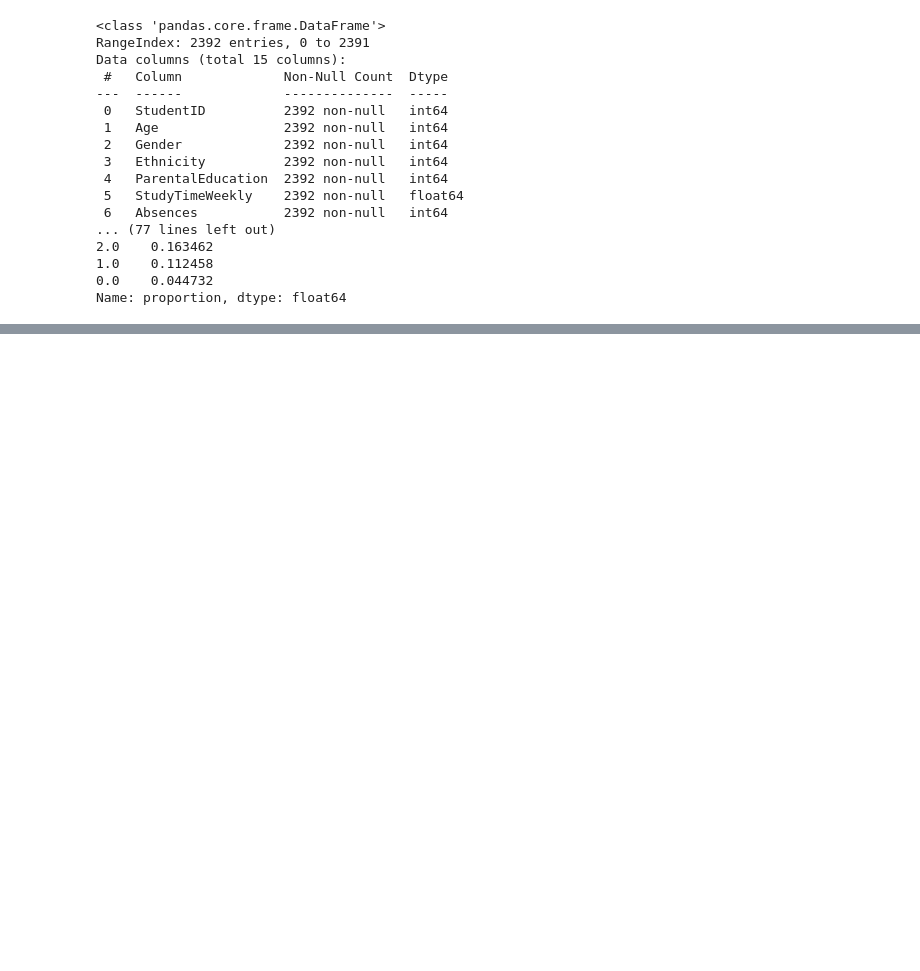
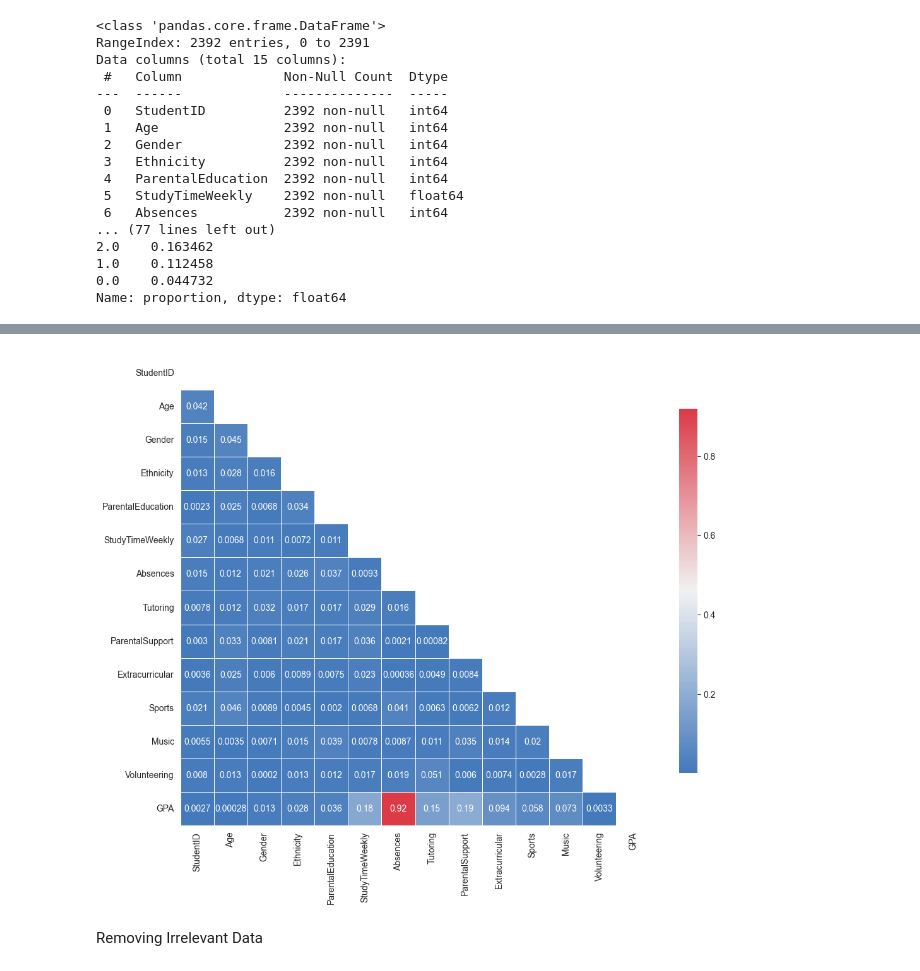
Before and after one commit to FreeYungHammy/MLG382-Project1, a Jupyter notebook: MLG_382_BrightPath.ipynb, the cells around one changed output, grey strips where cells are left out. Drawn from its saved outputs; the diff is of its cells as text; code cells hidden in the pictures; blank space fills up the shorter version.

```diff
--- a/MLG_382_BrightPath.ipynb
+++ b/MLG_382_BrightPath.ipynb
@@ -55,0 +109,10 @@ Name: proportion, dtype: float64
+# %%
+all_vars = df.columns
+output_var = 'GradeClass'
+input_vars = all_vars.drop(output_var).to_list()
+
+df_inputs = df[input_vars]
+df_outputs = df[output_var]
+print(f'There are now {len(df_inputs.columns)} input variables.')
+
+display(df_inputs.head())
@@ -55,0 +207,31 @@ Name: proportion, dtype: float64
+# %%
+def CorrPlot(df, dropDuplicates = True, figsize = (8, 6)):
+    # df = df.corr()
+    df = np.abs(df.corr())
+    # Exclude duplicate correlations by masking upper right values
+    if dropDuplicates:
+        mask = np.zeros_like(df, dtype=bool)
+        mask[np.triu_indices_from(mask)] = True
+    # Set background color / chart style
+    sns.set_style(style = 'white')
+    # Set up  matplotlib figure
+    f, ax = plt.subplots(figsize=figsize)
+    # Add diverging colormap from red to blue
+    cmap = sns.diverging_palette(250, 10, as_cmap=True)
+    # Draw correlation plot with or without duplicates
+    if dropDuplicates:
+        sns.heatmap(df, mask=mask, cmap=cmap,
+                    annot=True,
+                    square=True,
+                    linewidth=.5, cbar_kws={"shrink": .75}, ax=ax)
+    else:
+        sns.heatmap(df, cmap=cmap,
+                square=True,
+                annot=True,
+                linewidth=.5, cbar_kws={"shrink": .5}, ax=ax)
+# %%
+CorrPlot(df_inputs, figsize = (12, 10))
+# %% [output]
+[figure, added]
+# %% [markdown]
+Removing Irrelevant Data
```
Also changed, not shown: parts of 92 cells of this notebook, 5 other files.
